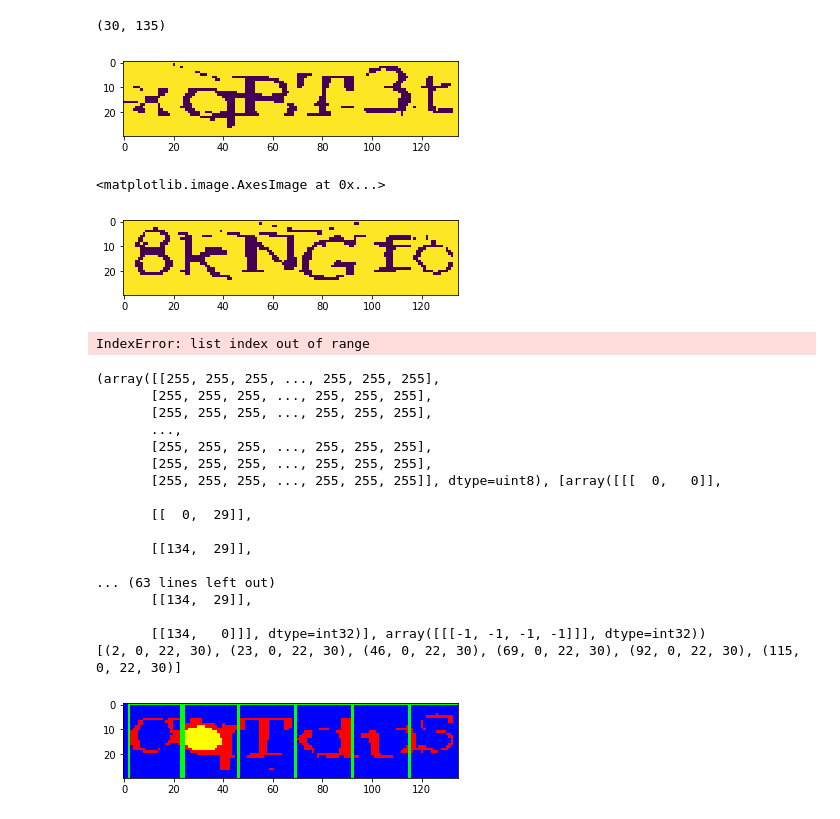
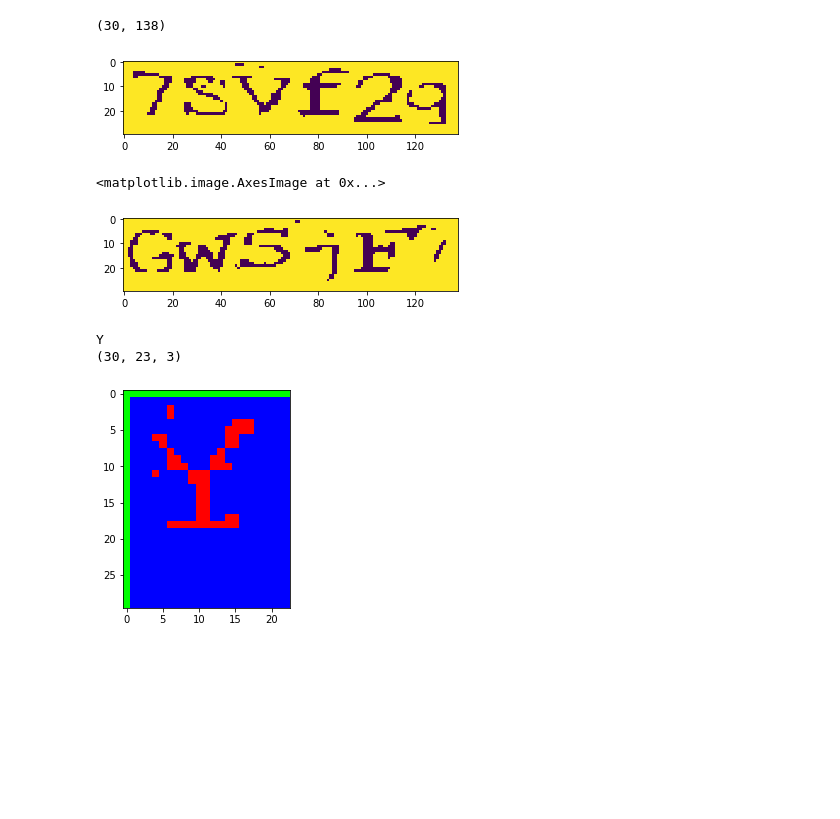
Before and after one commit to deeplearningunb/Captcha-resolver, a Jupyter notebook: src/Captcha.ipynb, the cells around one changed output. Drawn from its saved outputs; the diff is of its cells as text; code cells hidden in the pictures; blank space fills up the shorter version.

```diff
--- a/src/Captcha.ipynb
+++ b/src/Captcha.ipynb
@@ -168,5 +168,6 @@ imshow(threshold_image_list[0])
 # %%
 for image in image_cv_list_2:
+    ,
 
     # crop image
     crop = image
@@ -221,68 +222,60 @@ for image in threshold_image_list:
     image = cv2.cvtColor(image, cv2.COLOR_RGB2GRAY)
     img = cv2.resize(image, dim, interpolation=cv2.INTER_LINEAR)
     blackwhite = cv2.threshold(img, 127, 255, cv2.THRESH_BINARY | cv2.THRESH_OTSU)
-    resized_image_list.append(blackwhite[1][10:40, 18:153])
+    resized_image_list.append(blackwhite[1][10:40, 18:156])
 # %%
 imshow(resized_image_list[6])
 resized_image_list[6].shape
 # %% [output]
-(30, 135)
+(30, 138)
-[figure, old version]
+[figure, new version]
 # %%
 imshow(resized_image_list[5])
 # %% [output]
 <matplotlib.image.AxesImage at 0x...>
-[figure, old version]
+[figure, new version]
 # %%
-for (i, cv_image) in enumerate(resized_image_list):
-    cv2.imwrite("../data/generated_images/%s.png"%(image_name_list[i]), cv_image)
+# for (i, cv_image) in enumerate(resized_image_list):
+#     cv2.imwrite("../data/generated_images/%s.png"%(image_name_list[i]), cv_image)
-# %% [output]
-IndexError: list index out of range
 # %%
 import skimage.measure
 import skimage.color
 
 letters_list = []
+letters_list_contours = []
+letters_list_name = []
 
-(labels, total) = skimage.measure.label(resized_image_list[-1], background=0, return_num=True, connectivity=2)
+for num, let in enumerate(image_name_list):
+    (labels, total) = skimage.measure.label(resized_image_list[num], background=0, return_num=True, connectivity=2)
 
-images = [np.uint8(labels==i) * 255 for i in range(total) if np.uint8(labels==i).sum() > 10]
+    images = [np.uint8(labels==i) * 255 for i in range(total) if np.uint8(labels==i).sum() > 10]
 
-img = skimage.color.label2rgb(labels, bg_color=[1,1,1])
-color = (0.0, 1.0, 0.0)
+    img = skimage.color.label2rgb(labels, bg_color=[1,1,1])
+    color = (0.0, 1.0, 0.0)
 
-for i in range(6):
-    contours = cv2.findContours(resized_image_list[-1].copy(), cv2.RETR_EXTERNAL, cv2.CHAIN_APPROX_SIMPLE)
-    print(contours)
+    for i, lette in enumerate(let):
+        contours = cv2.findContours(resized_image_list[-1].copy(), cv2.RETR_EXTERNAL, cv2.CHAIN_APPROX_SIMPLE)
+#         print(contours)
 
-    (x, y, w, h) = cv2.boundingRect(contours[0])
+        (x, y, w, h) = cv2.boundingRect(contours[0])
 
-    half_width = int(w/6)
-    if i == 0:
-        img = cv2.rectangle(img, (x+2,y), (x+half_width+2, y+h), color, 1)
-        letters_list.append((x+2, y, half_width, h))
-    else:
-        img = cv2.rectangle(img, (i*(half_width+1),y), ((i+1)*(half_width+1), y+h), color, 1)
-        letters_list.append((i*(half_width+1), y, half_width, h))
+        half_width = int(w/6)
+        if i == 0:
+            letters_list.append(img[y:y+h, x:x+half_width])
+            letters_list_name.append(lette)
+            img = cv2.rectangle(img, (x+2,y), (x+half_width, y+h), color, 1)
+            letters_list_contours.append((x+2, y, half_width, h))
+        else:
+            letters_list.append(img[y:y+h, i*(half_width):((i+1)*(half_width))])
+            letters_list_name.append(lette)
+            img = cv2.rectangle(img, (i*(half_width),y), ((i+1)*(half_width), y+h), color, 1)
+            letters_list_contours.append((i*(half_width), y, half_width, h))
 
-imshow((img*255).astype(np.uint8))
-print(letters_list)
+imshow(letters_list[5])
+
+print(letters_list_name[5])
+print(letters_list[5].shape)
 # %% [output]
-(array([[255, 255, 255, ..., 255, 255, 255],
-       [255, 255, 255, ..., 255, 255, 255],
-       [255, 255, 255, ..., 255, 255, 255],
-       ...,
-       [255, 255, 255, ..., 255, 255, 255],
-       [255, 255, 255, ..., 255, 255, 255],
-       [255, 255, 255, ..., 255, 255, 255]], dtype=uint8), [array([[[  0,   0]],
-
-       [[  0,  29]],
-
-       [[134,  29]],
-
-... (63 lines left out)
-       [[134,  29]],
-
-       [[134,   0]]], dtype=int32)], array([[[-1, -1, -1, -1]]], dtype=int32))
-[(2, 0, 22, 30), (23, 0, 22, 30), (46, 0, 22, 30), (69, 0, 22, 30), (92, 0, 22, 30), (115, 0, 22, 30)]
+Y
+(30, 23, 3)
-[figure, old version]
+[figure, new version]
```
Also changed, not shown: parts of 19 cells of this notebook, 3 other files.
